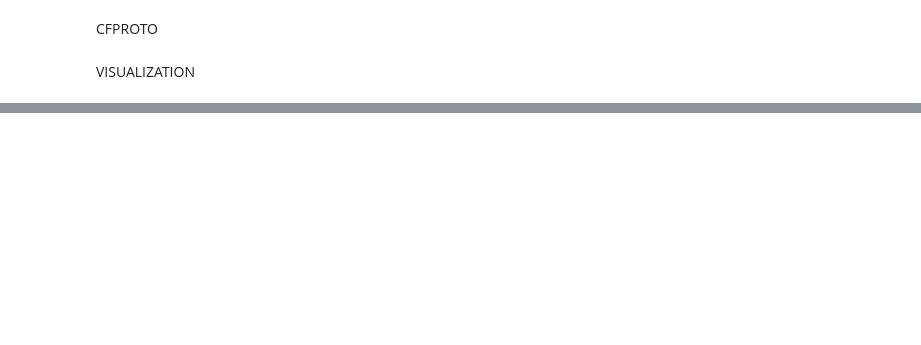
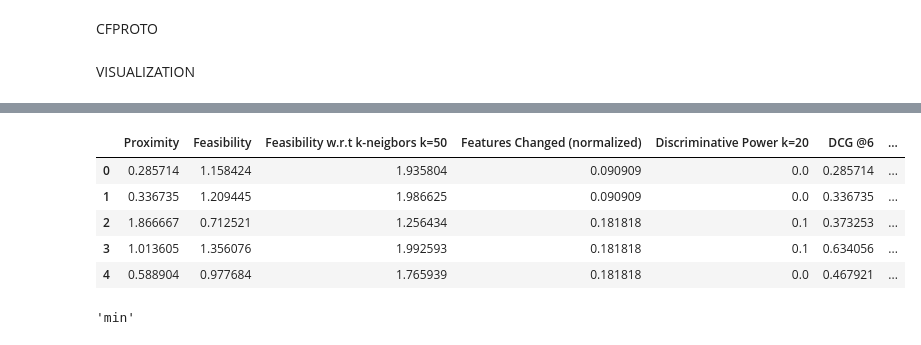
Before and after one commit to istepka/MCSECE, a Jupyter notebook: src/ensemble.ipynb, the cells around one changed output, grey strips where cells are left out. Cells and saved outputs as stored; diff of their text form; code cells hidden in the pictures; blank space fills up the shorter version.

```diff
--- a/src/ensemble.ipynb
+++ b/src/ensemble.ipynb
@@ -433,0 +687,14 @@ scores_df = get_scores(valid_counterfactuals_sparse_normalized.to_numpy(), query
+# %%
+cols = train_dataset.drop(['income'], axis=1).columns.tolist()
+continous_indices = list()
+categorical_indices = list()
+
+for col in constr['continuous_features_nonsplit']:
+    continous_indices += [cols.index(col)]
+
+for col in constr['categorical_features_nonsplit']:
+    categorical_indices += [cols.index(col)]
+
+print(continous_indices)
+print(categorical_indices)
+print('Proper indices extracted: ', len(categorical_indices + continous_indices) == len(cols))
@@ -433,0 +705,4 @@ scores_df = get_scores(valid_counterfactuals_sparse_normalized.to_numpy(), query
+# %%
+preferences = [0, 4, 2, 3, 5, 1]
+
+print(f'Preferences: {np.array(cols)[preferences]}')
@@ -433,0 +712,15 @@ scores_df = get_scores(valid_counterfactuals_sparse_normalized.to_numpy(), query
+# %%
+from utils.scores import get_scores
+
+
+scores_df = get_scores(
+    cfs=valid_counterfactuals.drop(['income', 'explainer'], axis=1).to_numpy().astype('<U11'),
+    cf_predicted_classes=valid_counterfactuals['income'].to_numpy(),
+    x=query_instance.to_numpy()[0].astype('<U11'),
+    x_predicted_class=x_predicted_class,
+    training_data=train_dataset.drop(['income'], axis=1).to_numpy().astype('<U11'),
+    training_data_predicted_classes=train_data_predicted_classes,
+    continous_indices=continous_indices,
+    categorical_indices=categorical_indices,
+    preferences_ranking=preferences,
+)
@@ -438,15 +761,43 @@ scores_df.head(10)
 import seaborn as sns
 
 # We want to plot only subset of columns
-scores_to_plot = scores_df.drop(['cf', 'actionability', 'preference_dcg', 'discriminative_power'], axis=1)
+#scores_to_plot = scores_df.drop(['cf', 'actionability', 'preference_dcg', 'discriminative_power'], axis=1)
+scores_to_plot = scores_df.copy()
+
+max_columns = ['Discriminative Power k=20', 'DCG @6']
+
+#scores_to_plot[max_columns] = -1 * scores_to_plot[max_columns]
 
 # # Pairplot
 # sns.pairplot(scores_to_plot, hue="explainer", diag_kind='kde')
+# %%
+scores_to_plot.head(5)
+# %% [output]
+|  | Proximity | Feasibility | Feasibility w.r.t k-neigbors k=50 | Features Changed (normalized) | Discriminative Power k=20 | DCG @6 | ... |
+| 0 | 0.285714 | 1.158424 | 1.935804 | 0.090909 | 0.0 | 0.285714 | ... |
+| 1 | 0.336735 | 1.209445 | 1.986625 | 0.090909 | 0.0 | 0.336735 | ... |
+| 2 | 1.866667 | 0.712521 | 1.256434 | 0.181818 | 0.1 | 0.373253 | ... |
+| 3 | 1.013605 | 1.356076 | 1.992593 | 0.181818 | 0.1 | 0.634056 | ... |
+| 4 | 0.588904 | 0.977684 | 1.765939 | 0.181818 | 0.0 | 0.467921 | ... |
 # %%
 if 'sklearn' in str(type(explained_model)):
     explained_model_name = 'RF'
 else:
     explained_model_name = 'NN'
+# %%
+def get_optimization_direction(metric_name: str) -> str:
+    cost_criteria = ['feasibility', 'proximity', 'features']
+    gain_criteria = ['discriminative', 'dcg']
+
+    cost = any([True if x.lower() in metric_name.lower() else False for x in cost_criteria])
+    if cost:
+        return 'min'
+    else:
+        return 'max'
+
+get_optimization_direction('Feasibility')
+# %% [output]
+'min'
 # %%
 import matplotlib.pyplot as plt
 from visualization_helpers import get_pareto_frontier_mask
```
Also changed, not shown: parts of 40 cells of this notebook, 5 other files.
